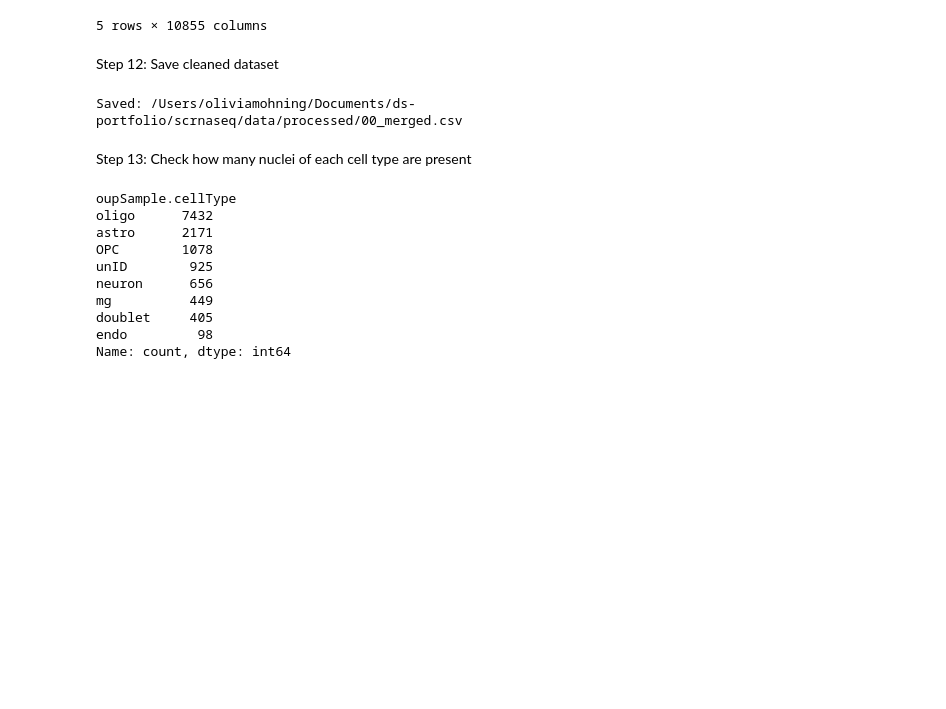
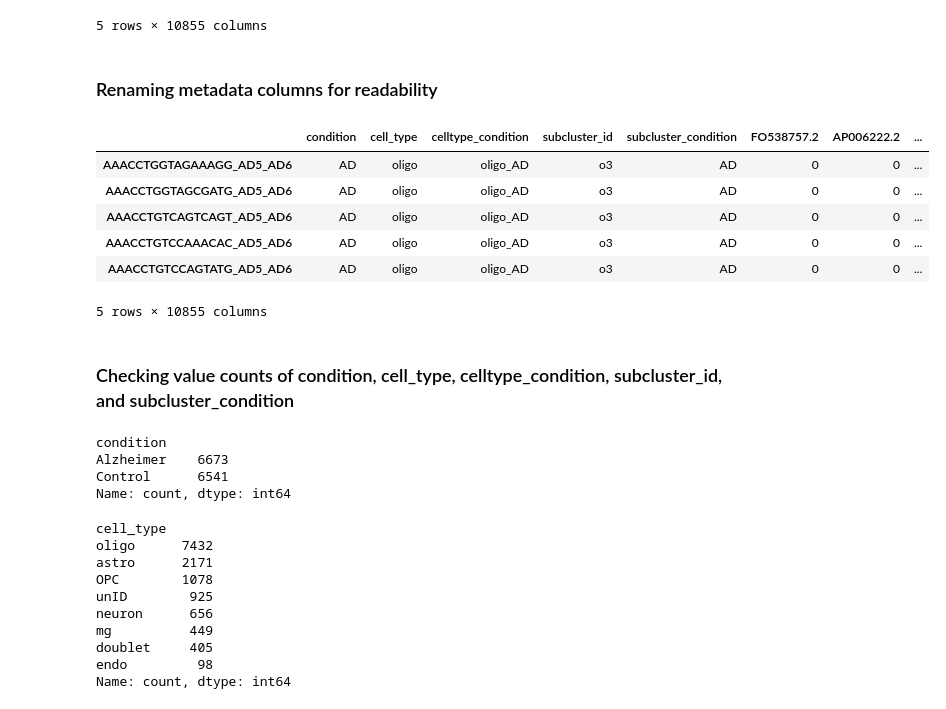
Before and after one commit to oliviamohning/alzheimers-scrnaseq, a Jupyter notebook: notebooks/alzheimers_snrna_analysis.ipynb, the cells around one changed output. Drawn from its saved outputs; the diff is of its cells as text; code cells hidden in the pictures; blank space fills up the shorter version.

```diff
--- a/notebooks/alzheimers_snrna_analysis.ipynb
+++ b/notebooks/alzheimers_snrna_analysis.ipynb
@@ -141,20 +141,40 @@ First 3 cell IDs: ['AAACCTGGTAGAAAGG_AD5_AD6', 'AAACCTGGTAGCGATG_AD5_AD6', 'AAAC
 | AAACCTGTCCAAACAC_AD5_AD6 | AD | oligo | oligo_AD | o3 | ... |
 | AAACCTGTCCAGTATG_AD5_AD6 | AD | oligo | oligo_AD | o3 | ... |
 5 rows × 10855 columns
-# %% [markdown]
-Step 12: Save cleaned dataset
-# %%
-merged_path = proc_dir / "00_merged.csv"
-merged_df.to_csv(merged_path)
-print("Saved:", merged_path)
-# %% [output]
-Saved: /Users/oliviamohning/Documents/ds-portfolio/scrnaseq/data/processed/00_merged.csv
-# %% [markdown]
-Step 13: Check how many nuclei of each cell type are present
+# %% [markdown]
+### Renaming metadata columns for readability
+# %%
+merged_df.rename(columns={
+    'oupSample.batchCond': 'condition',
+    'oupSample.cellType': 'cell_type',
+    'oupSample.cellType_batchCond': 'celltype_condition',
+    'oupSample.subclustID': 'subcluster_id',
+    'oupSample.subclustCond': 'subcluster_condition'
+}, inplace=True)
+
+merged_df.head()
+# %% [output]
+|  | condition | cell_type | celltype_condition | subcluster_id | subcluster_condition | FO538757.2 | AP006222.2 | ... |
+| AAACCTGGTAGAAAGG_AD5_AD6 | AD | oligo | oligo_AD | o3 | AD | 0 | 0 | ... |
+| AAACCTGGTAGCGATG_AD5_AD6 | AD | oligo | oligo_AD | o3 | AD | 0 | 0 | ... |
+| AAACCTGTCAGTCAGT_AD5_AD6 | AD | oligo | oligo_AD | o3 | AD | 0 | 0 | ... |
+| AAACCTGTCCAAACAC_AD5_AD6 | AD | oligo | oligo_AD | o3 | AD | 0 | 0 | ... |
+| AAACCTGTCCAGTATG_AD5_AD6 | AD | oligo | oligo_AD | o3 | AD | 0 | 0 | ... |
+5 rows × 10855 columns
+# %% [markdown]
+### Checking value counts of condition, cell_type, celltype_condition, subcluster_id, and subcluster_condition
+# %%
+merged_df['condition'] = merged_df['condition'].replace({'ct': 'Control', 'AD': 'Alzheimer'})
+merged_df['condition'].value_counts()
+# %% [output]
+condition
+Alzheimer    6673
+Control      6541
+Name: count, dtype: int64
 # %%
-merged_df['oupSample.cellType'].value_counts()
+merged_df['cell_type'].value_counts()
 # %% [output]
-oupSample.cellType
+cell_type
 oligo      7432
 astro      2171
 OPC        1078
```
Also changed, not shown: parts of 21 cells of this notebook.
